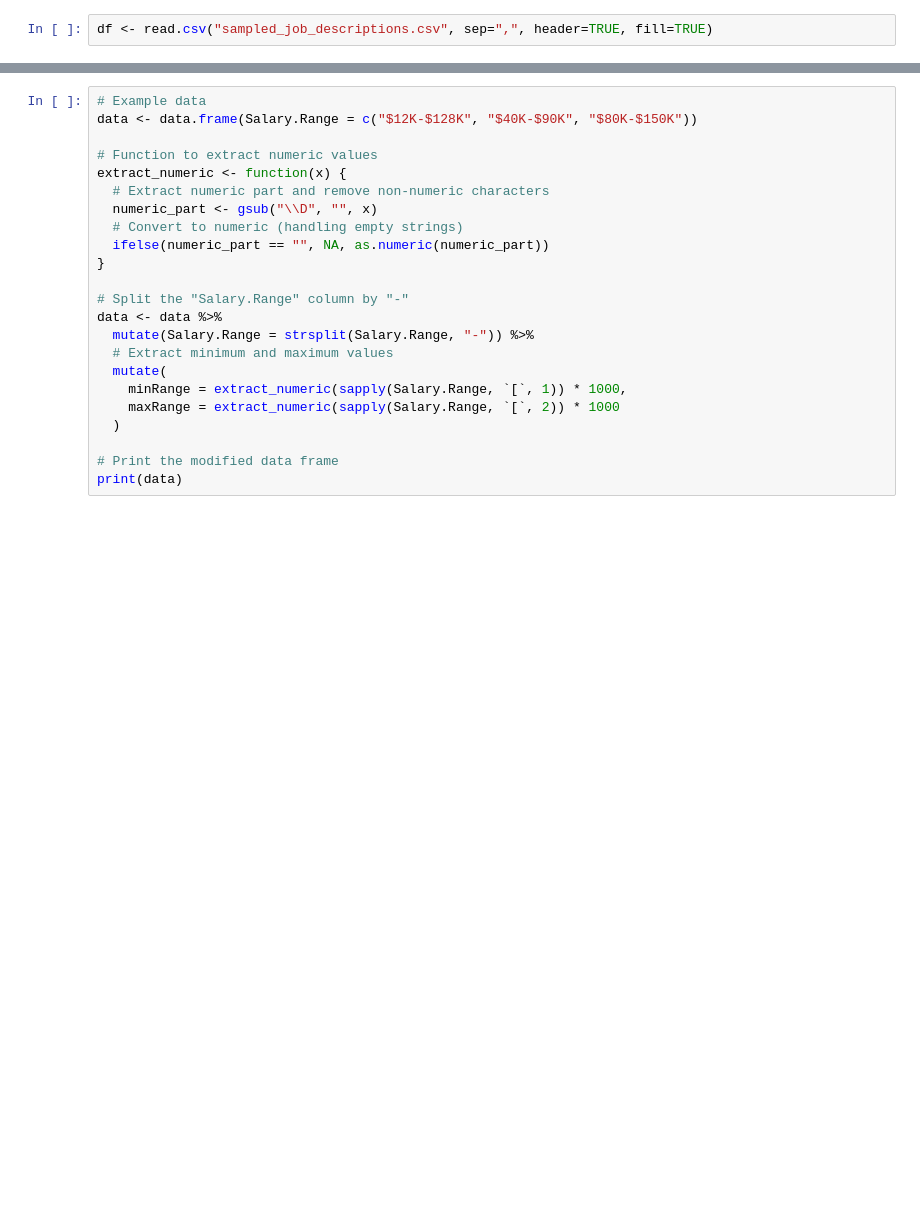
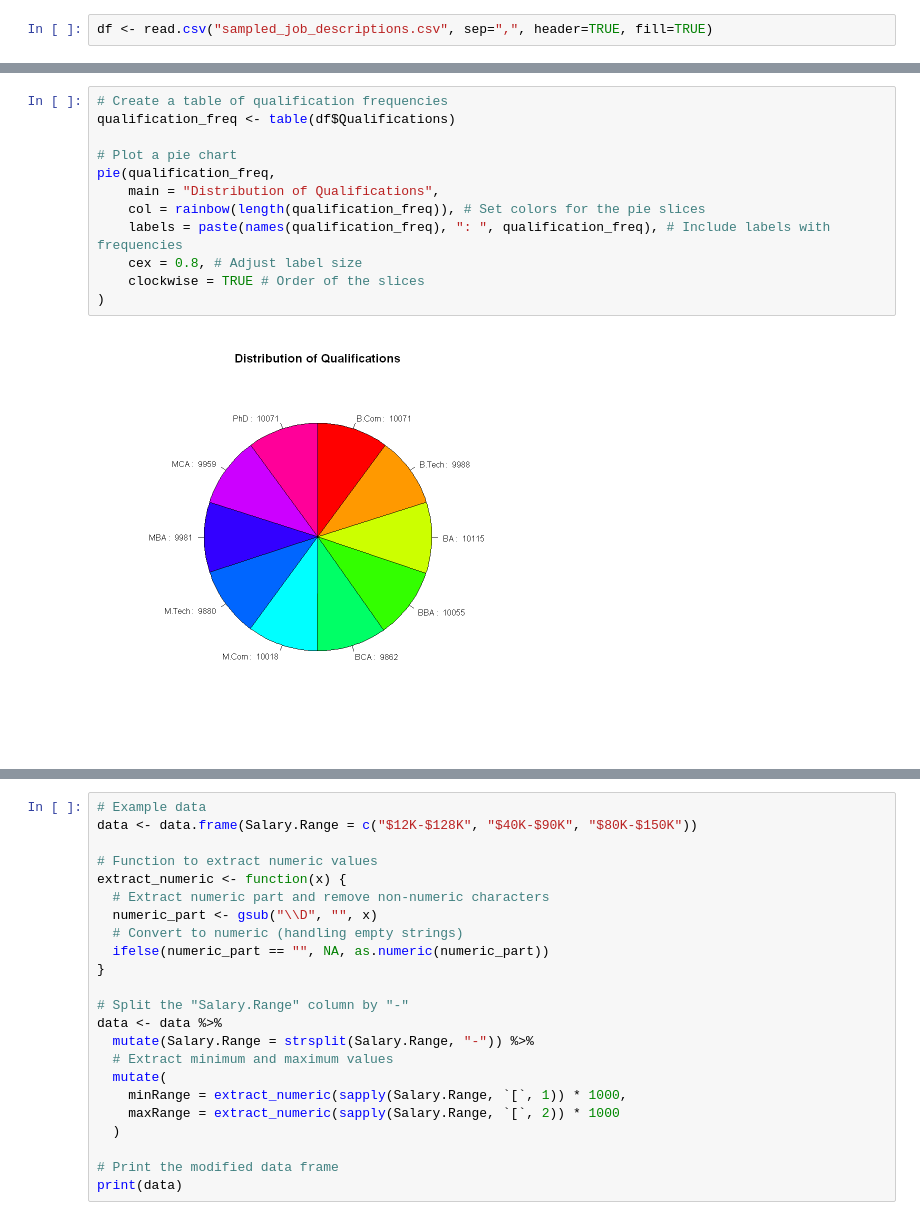
Before and after one commit to ngyh6726/MH3511_R_Project, a Jupyter notebook: Job_Descriptions.ipynb, the cells around one changed output, grey strips where cells are left out. Cells and saved outputs as stored; diff of their text form; blank space fills up the shorter version.

```diff
--- a/Job_Descriptions.ipynb
+++ b/Job_Descriptions.ipynb
@@ -5,0 +82,14 @@ library(dplyr)
+# %%
+# Create a table of qualification frequencies
+qualification_freq <- table(df$Qualifications)
+
+# Plot a pie chart
+pie(qualification_freq,
+    main = "Distribution of Qualifications",
+    col = rainbow(length(qualification_freq)), # Set colors for the pie slices
+    labels = paste(names(qualification_freq), ": ", qualification_freq), # Include labels with frequencies
+    cex = 0.8, # Adjust label size
+    clockwise = TRUE # Order of the slices
+)
+# %% [output]
+[figure, added]
```
Also changed, not shown: parts of 19 cells of this notebook.
